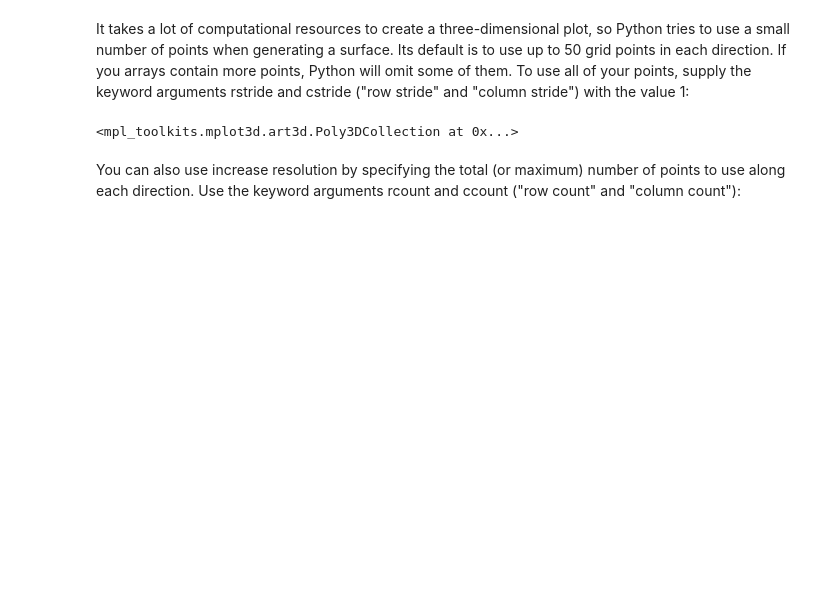
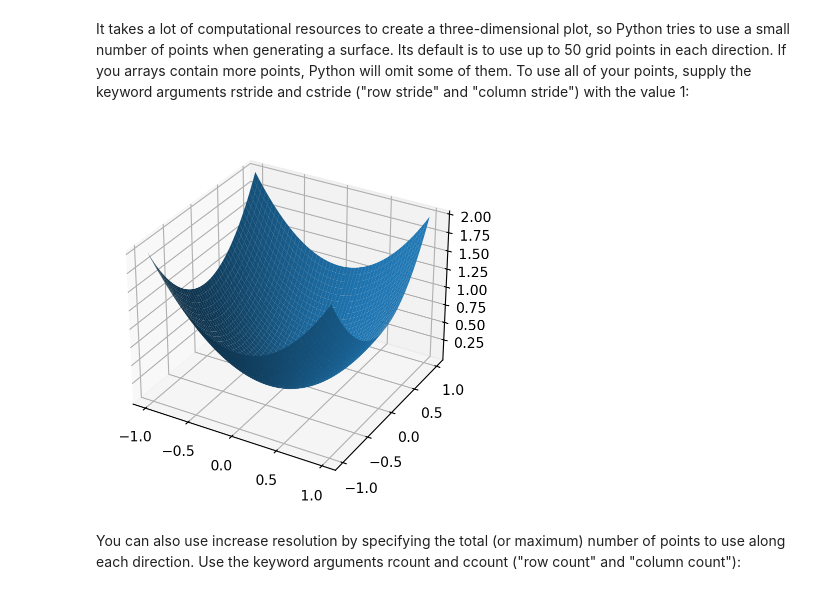
Before and after one commit to e-d-p-9/Physical-Modeling-with-Python, a Jupyter notebook: Ch6/ch6-notes.ipynb, the cells around one changed output. Cells and saved outputs as stored; diff of their text form; code cells hidden in the pictures; blank space fills up the shorter version.

Commit message:
update import to point to ch6 directory and update 3d plots

```diff
--- a/Ch6/ch6-notes.ipynb
+++ b/Ch6/ch6-notes.ipynb
@@ -677,9 +677,11 @@ ax.plot_surface(X, Y, Z)        # Generate 3D plot.
 # %% [markdown]
 It takes a lot of computational resources to create a three-dimensional plot, so Python tries to use a small number of points when generating a surface. Its default is to use up to 50 grid points in each direction. If you arrays contain more points, Python will omit some of them. To use all of your points, supply the keyword arguments rstride and cstride ("row stride" and "column stride") with the value 1:
 # %%
+ax = Axes3D(plt.figure())
 ax.plot_surface(X, Y, Z, rstride=1, cstride=1)
+plt.show()
 # %% [output]
-<mpl_toolkits.mplot3d.art3d.Poly3DCollection at 0x...>
+[figure, added]
 # %% [markdown]
 You can also use increase resolution by specifying the total (or maximum) number of points to use along each direction. Use the keyword arguments rcount and ccount ("row count" and "column count"):
 # %%
```
Also changed, not shown: parts of 22 cells of this notebook.
